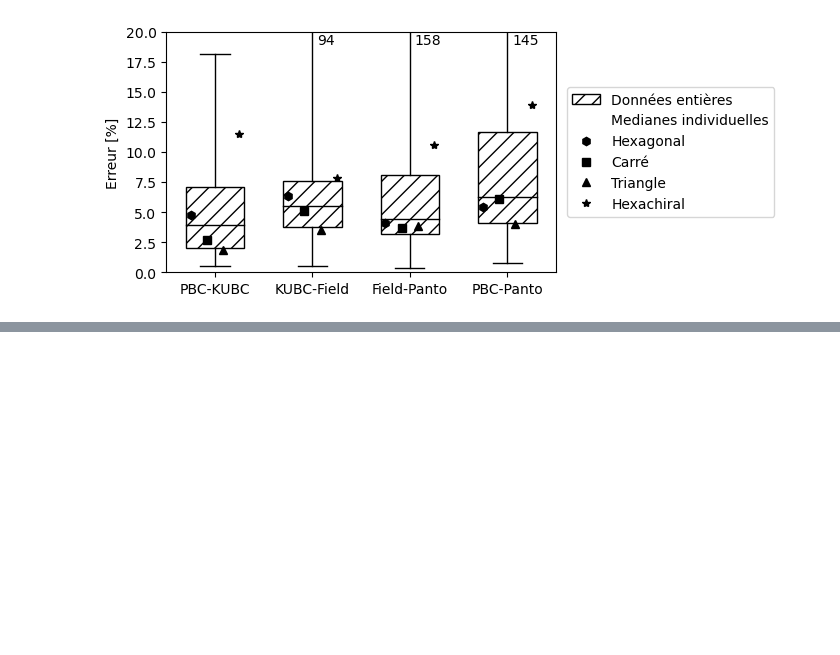
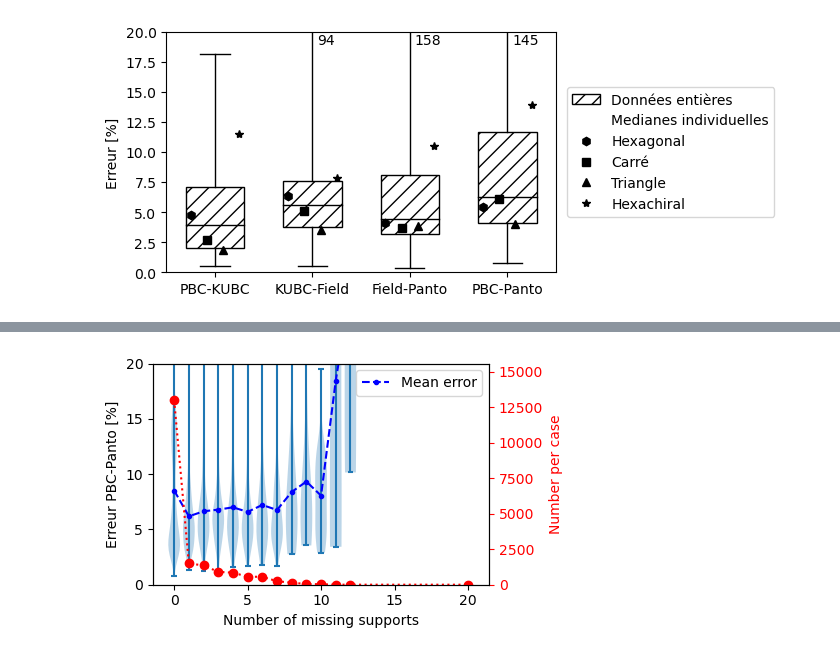
Before and after one commit to h06e/abakubc, a Jupyter notebook: utilities/full_study.ipynb, the cells around one changed output, grey strips where cells are left out. Cells and saved outputs as stored; diff of their text form; code cells hidden in the pictures; blank space fills up the shorter version.

```diff
--- a/utilities/full_study.ipynb
+++ b/utilities/full_study.ipynb
@@ -218,0 +290,54 @@ Text(0, 0.5, '$\\Delta(\\mathrm{PBC},\\mathrm{Panto})-\\Delta(\\mathrm{PBC},\\ma
+# %%
+
+def err_per_number_of_ms(data: dict[Test], eoi:tuple=(0,3), step:float=0.9, width:float=0.1) -> None:
+    x_scatter, y_scatter = [], []
+    for _, test in data.items():
+        err = test.global_err[eoi[0]][eoi[1]]
+        number_missing_support = sum([len(i) for i in test.skipped_cyl])
+        x_scatter.append(number_missing_support)
+        y_scatter.append(err)
+
+    X_sorted, Y_sorted = (list(t) for t in zip(*sorted(zip(x_scatter, y_scatter))))
+    old = X_sorted[0]
+    X_bulk, Y_bulk, number_per_x= [old], [[]], []
+    counter=0
+    for x, y in zip(X_sorted, Y_sorted):
+        if x<old+step:
+            Y_bulk[-1].append(y)
+            counter+=1
+            continue
+        number_per_x.append(counter)
+        X_bulk.append(x)
+        Y_bulk.append([y])
+        old = x
+        counter=0
+    number_per_x.append(counter)
+    y_mean = []
+    for y in Y_bulk:
+        y_mean.append(np.mean(np.array(y)))
+    y_mean = np.array(y_mean)
+
+    plt.violinplot(Y_bulk, X_bulk,widths=width,
+                   showmeans=False, showmedians=False, showextrema=True)
+    plt.plot(X_bulk, y_mean, '.b--', label='Mean error')
+    plt.xlabel(f'Number of missing supports')
+    plt.ylim((0,20))
+    plt.ylabel('Erreur PBC-Panto [%]')
+    plt.legend()
+    ax2=plt.twinx()
+    ax2.set_ylim(bottom=0, top=1.2*np.max(number_per_x))
+    ax2.plot(X_bulk, number_per_x, 'ro:')
+    ax2.set_ylabel('Number per case', color='r')
+    ax2.tick_params(axis='y', colors='red')
+
+
+# to_plot=['data', 'data_scale_7','data_scale_8', 'data_scale_9', 'data_scale_10',
+#          'data_scale_11', 'data_scale_12', 'data_scale_13']
+to_plot=['data']
+
+plt.figure(figsize=(5,3))
+err_per_number_of_ms(data_bulk, width=0.8)
+plt.tight_layout()
+plt.savefig('images/MS_full.pdf')
+# %% [output]
+[figure, added]
```
Also changed, not shown: parts of 8 cells of this notebook, 54 other files.
